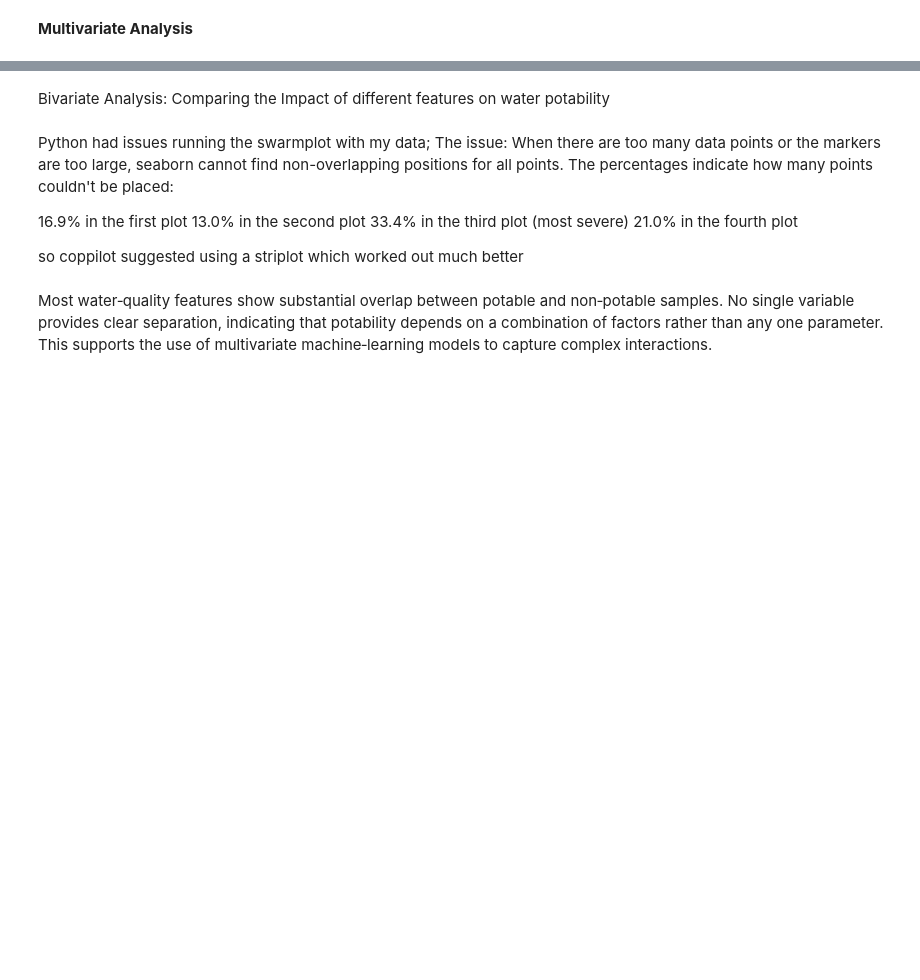
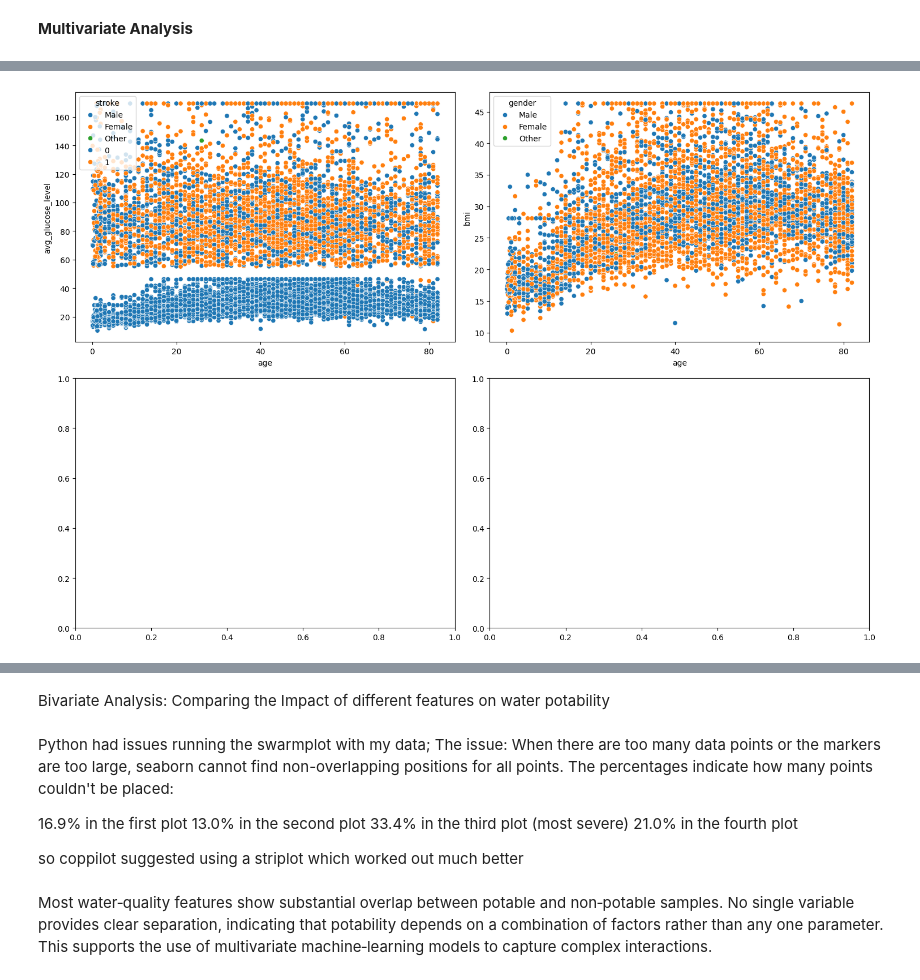
Before and after one commit to Lailah-Idrees/DA2_Assessment, a Jupyter notebook: jupyter_notebooks/Data_Visualisation.ipynb, the cells around one changed output, grey strips where cells are left out. Cells and saved outputs as stored; diff of their text form; code cells hidden in the pictures; blank space fills up the shorter version.

```diff
--- a/jupyter_notebooks/Data_Visualisation.ipynb
+++ b/jupyter_notebooks/Data_Visualisation.ipynb
@@ -166,0 +184,10 @@ plt.show()
+# %%
+fig,axes=plt.subplots(nrows=2, ncols=2, figsize=(15,10))
+
+sns.scatterplot(data=df, y='avg_glucose_level', x='age', hue='gender', ax=axes[0][0])
+sns.scatterplot(data=df, y='bmi', x='age', hue='gender', ax=axes[0][1])
+sns.scatterplot(data=df, y='bmi', x='age', hue='stroke', ax=axes[0][0])
+plt.tight_layout()
+plt.show()
+# %% [output]
+[figure, added]
```
Also changed, not shown: parts of 12 cells of this notebook.
